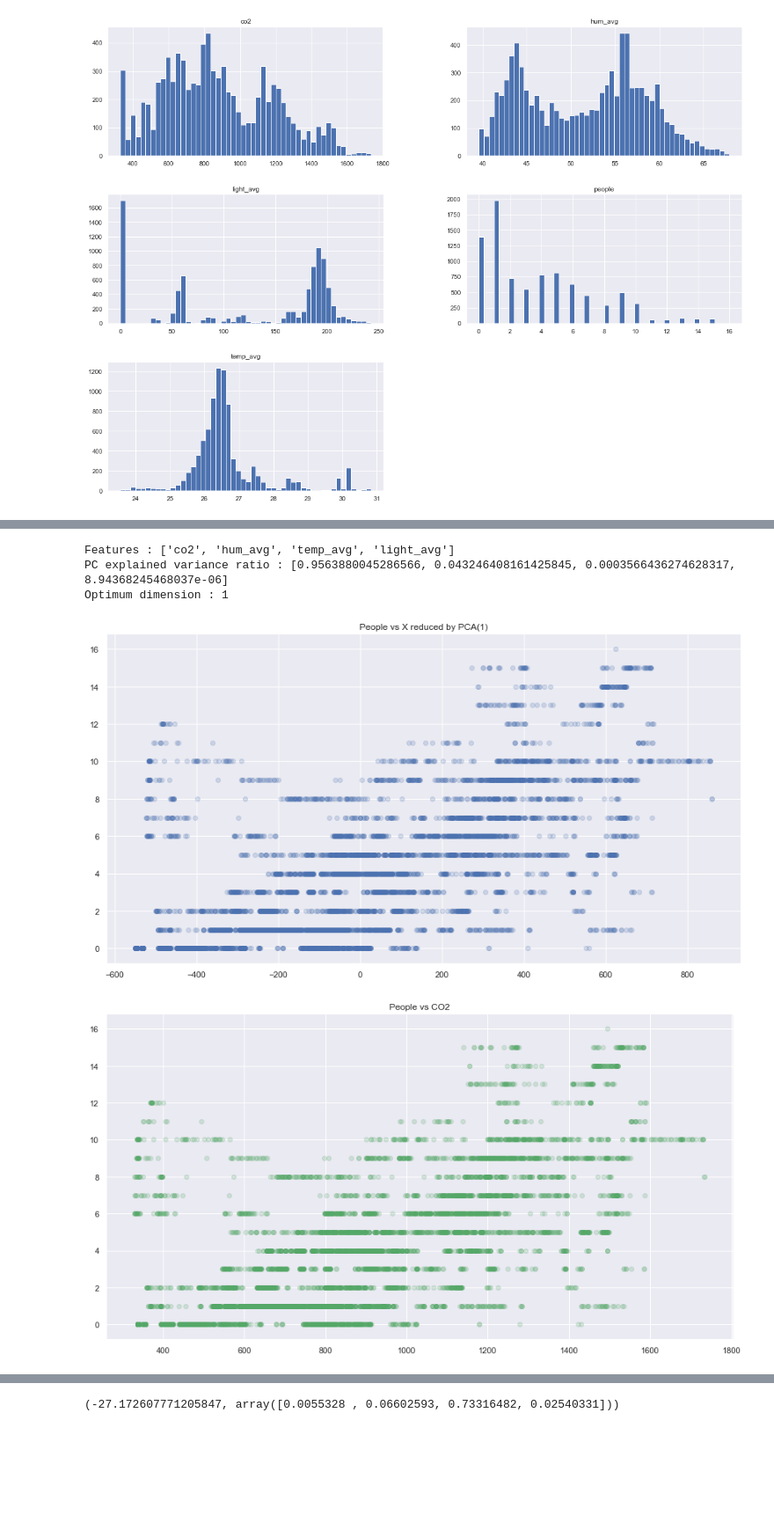
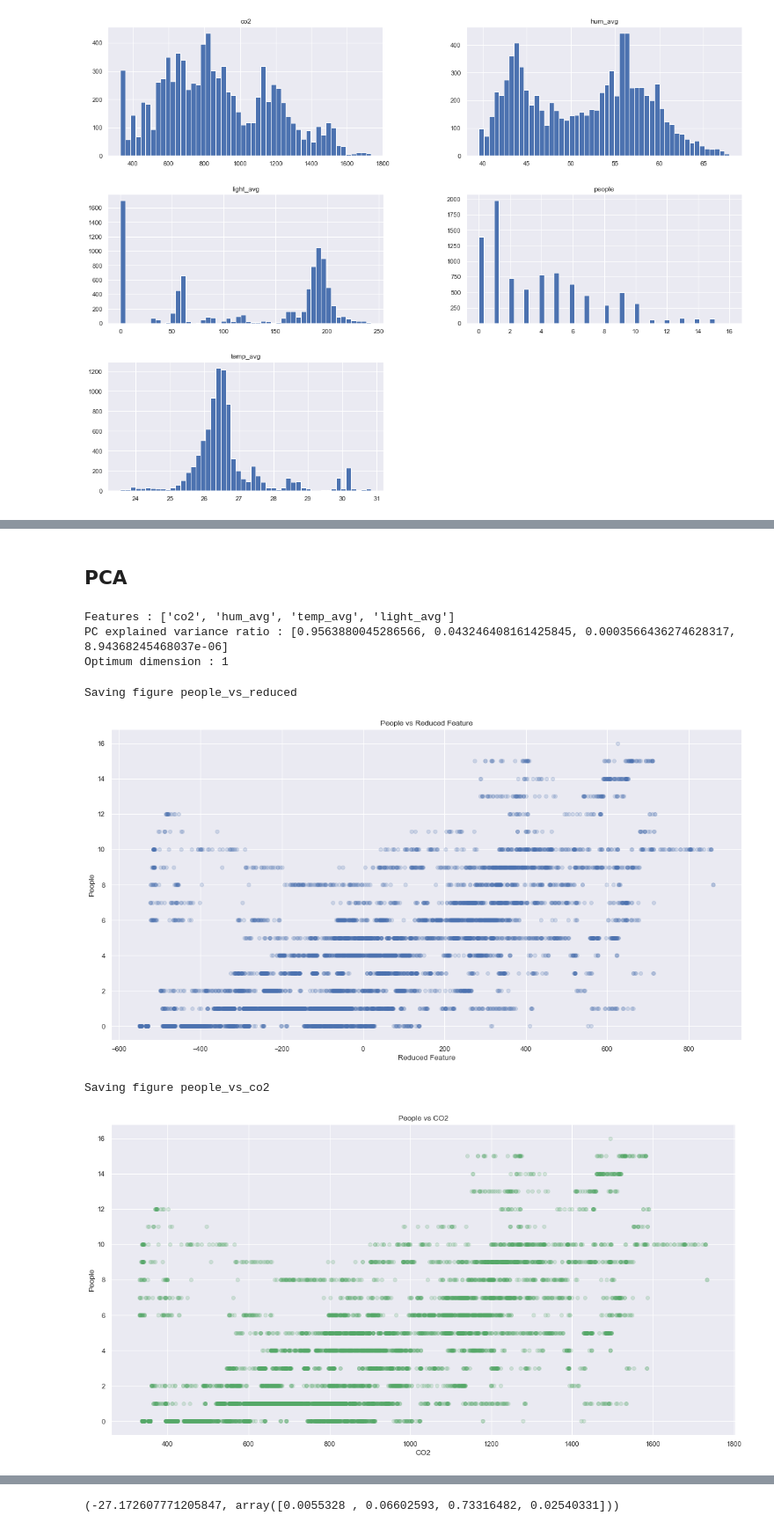
Before and after one commit to WhatTheFar/senior-proj-ai, a Jupyter notebook: eda_and_linear_model.ipynb, the cells around one changed output, grey strips where cells are left out. Shown at 88% size. Cells and saved outputs as stored; diff of their text form; code cells hidden in the pictures; blank space fills up the shorter version.

```diff
--- a/eda_and_linear_model.ipynb
+++ b/eda_and_linear_model.ipynb
@@ -99,0 +17,3 @@ df_avg.describe()
+# %%
+# Importing the dataset
+df, df_avg = utils.load_sensors_data()
@@ -137,3 +134,5 @@ plt.show()
+# %% [markdown]
+## PCA
 # %%
 from sklearn.model_selection import train_test_split
 
@@ -158,17 +157,25 @@ Optimum dimension : 1
 # %%
 pca = PCA(n_components=1)
 X_reduced = pca.fit_transform(X)
 
 plt.figure(figsize=(15, 8))
-plt.title('People vs X reduced by PCA(1)')
+plt.title('People vs Reduced Feature')
+plt.ylabel('People')
+plt.xlabel('Reduced Feature')
 plt.scatter(X_reduced, y, alpha=0.2)
+utils.save_fig('people_vs_reduced')
 plt.show()
 
 plt.figure(figsize=(15, 8))
 plt.title('People vs CO2')
+plt.ylabel('People')
+plt.xlabel('CO2')
 plt.scatter(df_avg['co2'], df_avg['people'], alpha=0.2, color='g')
 # plt.scatter(X_reduced, y, alpha=0.2, color='b')
+utils.save_fig('people_vs_co2')
 plt.show()
 # %% [output]
+Saving figure people_vs_reduced
-[figure, old version]
+[figure, new version]
+Saving figure people_vs_co2
-[figure, old version]
+[figure, new version]
```
Also changed, not shown: parts of 27 cells of this notebook.
